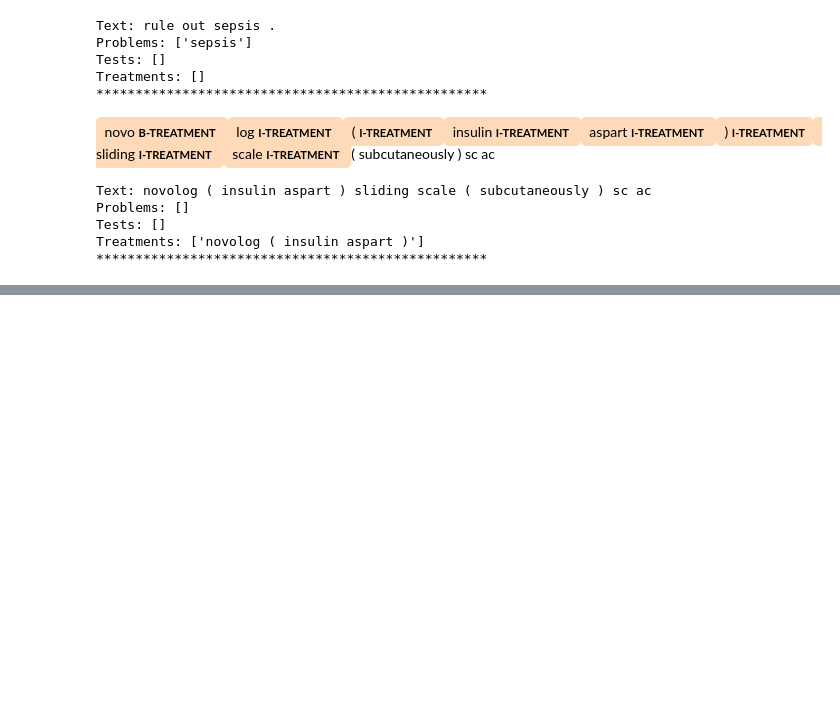
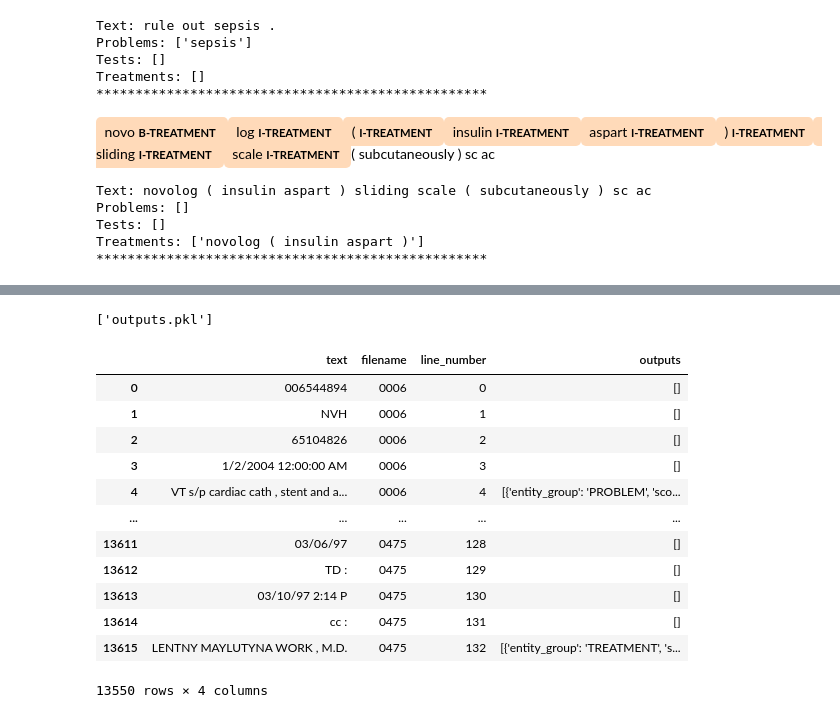
Before and after one commit to Mustapha-AJEGHRIR/medical_txt_parser, a Jupyter notebook: src/notebooks/concepts_ner/concepts_ner_scibert.ipynb, the cells around one changed output, grey strips where cells are left out. Saved outputs shown, nothing was run; the diff lists cells and outputs as text; code cells hidden in the pictures; blank space fills up the shorter version.

```diff
--- a/src/notebooks/concepts_ner/concepts_ner_scibert.ipynb
+++ b/src/notebooks/concepts_ner/concepts_ner_scibert.ipynb
@@ -611,0 +763,13 @@ Treatments: ['novolog ( insulin aspart )']
+# %%
+text_files = glob.glob(train_data_path + os.sep + txt_folder_name + os.sep +  "*.txt")
+filename = ""
+df = pd.DataFrame()
+for file in tqdm(text_files):
+    with open(file, 'r') as f:
+        text = f.read()
+        # split lines
+        lines = text.split('\n')
+        filename =[ file.split("/")[-1].split(".")[0]] * len(lines)
+        df = df.append(pd.DataFrame({"text": lines, "filename": filename, "line_number": range(len(lines))}), ignore_index=True)
+
+df
@@ -611,0 +790,4 @@ Treatments: ['novolog ( insulin aspart )']
+# %%
+# remove empty text lines
+df = df[df.text != ""]
+df
@@ -611,0 +812,25 @@ Treatments: ['novolog ( insulin aspart )']
+# %%
+# save outputs as pkl
+import joblib
+joblib.dump(outputs, "outputs-empty-line-train.pkl")
+# %% [output]
+['outputs.pkl']
+# %%
+import joblib
+outputs = joblib.load("outputs-empty-line.pkl")
+df["outputs"] = outputs
+df
+# %% [output]
+|  | text | filename | line_number | outputs |
+| 0 | 006544894 | 0006 | 0 | [] |
+| 1 | NVH | 0006 | 1 | [] |
+| 2 | 65104826 | 0006 | 2 | [] |
+| 3 | 1/2/2004 12:00:00 AM | 0006 | 3 | [] |
+| 4 | VT s/p cardiac cath , stent and a... | 0006 | 4 | [{'entity_group': 'PROBLEM', 'sco... |
+| ... | ... | ... | ... | ... |
+| 13611 | 03/06/97 | 0475 | 128 | [] |
+| 13612 | TD : | 0475 | 129 | [] |
+| 13613 | 03/10/97 2:14 P | 0475 | 130 | [] |
+| 13614 | cc : | 0475 | 131 | [] |
+| 13615 | LENTNY MAYLUTYNA WORK , M.D. | 0475 | 132 | [{'entity_group': 'TREATMENT', 's... |
+13550 rows × 4 columns
```
Also changed, not shown: parts of 22 cells of this notebook.
